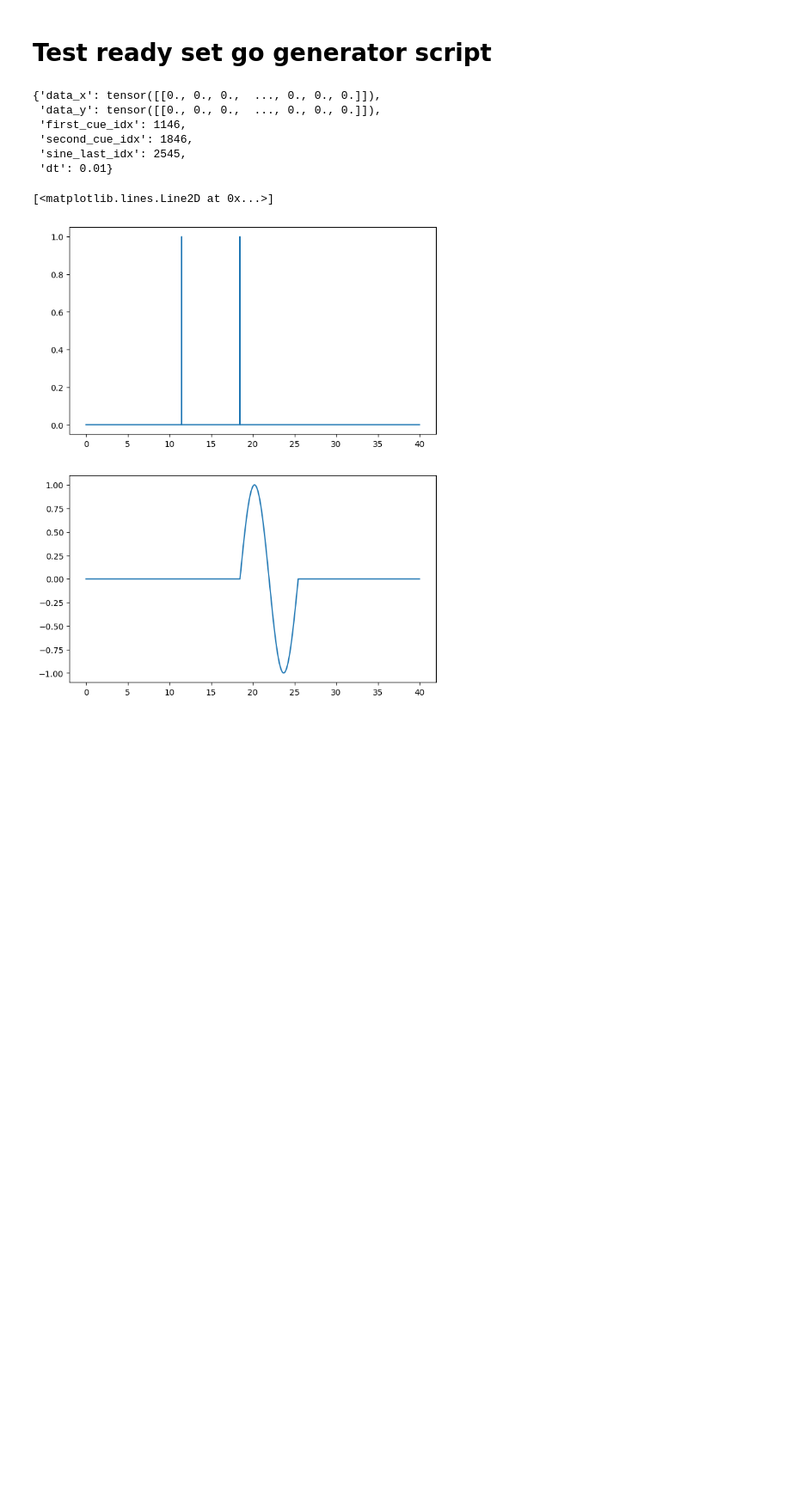
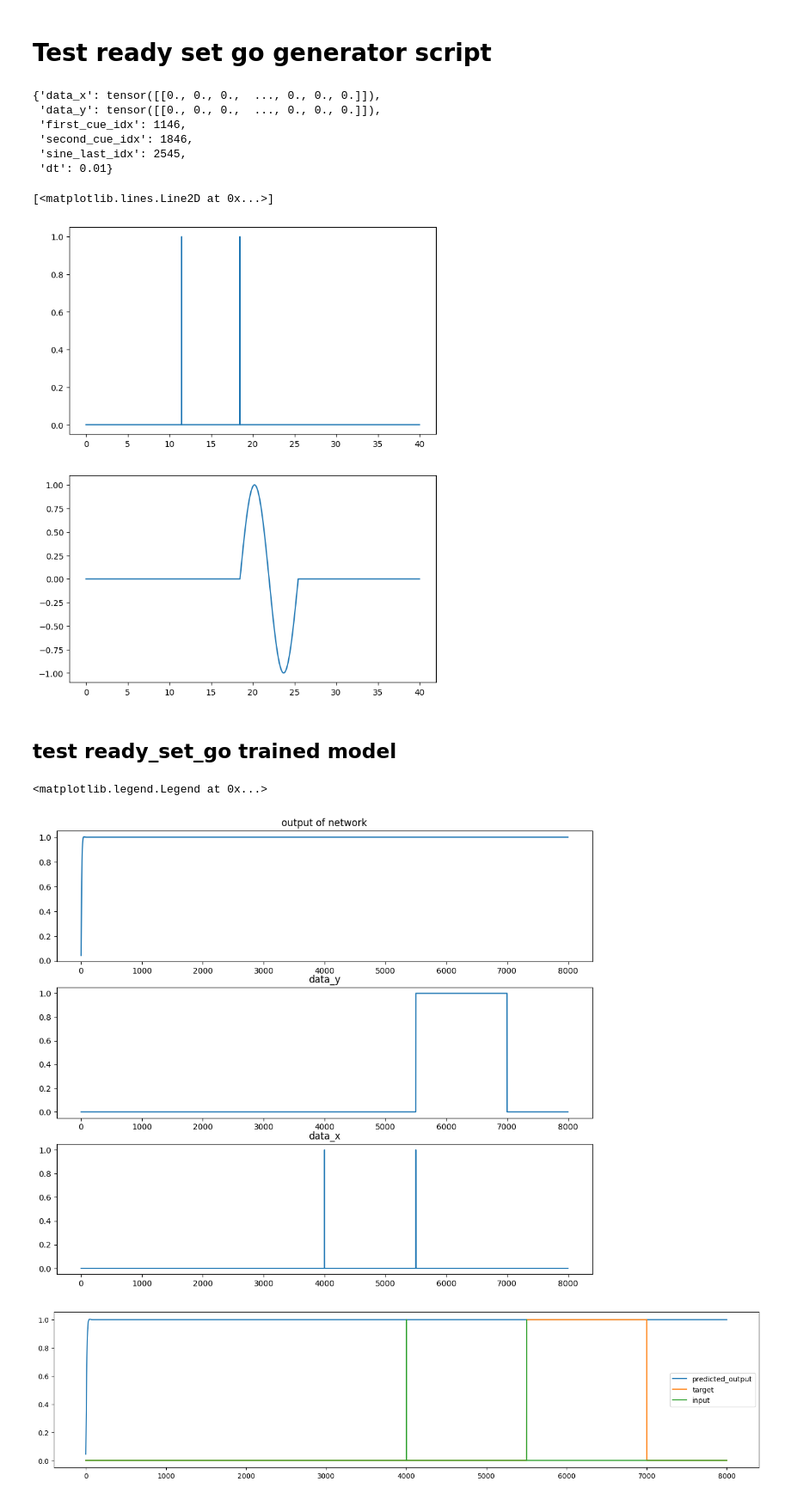
Before and after one commit to mtnusf97/CTRNN, a Jupyter notebook: helper_notebook.ipynb, the cells around one changed output. Shown at 86% size. Saved outputs shown, nothing was run; the diff lists cells and outputs as text; code cells hidden in the pictures; blank space fills up the shorter version.

Commit message:
update data generator

```diff
--- a/helper_notebook.ipynb
+++ b/helper_notebook.ipynb
@@ -180,7 +180,7 @@ from easydict import EasyDict as edict
 import yaml
 from utils.train_helper import load_model
 
-config_file_path = '/home/matin/trimba/phd_codes/ctrnn_pytorch/experiments/ctrnn_v1/ready_set_go/CTRNN_ready_set_go_data_2023-Jan-11-15-39-16_544738/config.yaml'
+config_file_path = '/home/matin/trimba/phd_codes/ctrnn_pytorch/experiments/CTRNN/ready_set_go/CTRNN_ready_set_go_data_2023-Jan-11-15-39-16_544738/config.yaml'
 config = edict(yaml.full_load(open(config_file_path, 'r')))
 config.device = 'cpu'
 model = CTRNN(config)
@@ -369,3 +369,62 @@ axs[1].plot(x_range, torch.flatten(data[0]['data_y']))
 # %% [output]
 [<matplotlib.lines.Line2D at 0x...>]
 [figure]
+# %% [markdown]
+## test ready_set_go trained model
+# %%
+# data
+target_shape = 'rectangle'
+data_duration = 80
+first_cue_time = 40
+second_cue_time = 55
+target_amplitude = 1
+cue_amplitude = 1
+dt = 0.01
+data_x, data_y, _, _, _ = ready_set_go_forced_generator(target_shape,
+                                                        data_duration,
+                                                        first_cue_time,
+                                                        second_cue_time,
+                                                        target_amplitude,
+                                                        cue_amplitude,
+                                                        dt)
+# model
+from model.CTRNN import *
+from easydict import EasyDict as edict
+import yaml
+from utils.train_helper import load_model
+
+config_file_path = '/home/matin/McMaster/trimba/phd_codes/CTRNN/experiments/ctrnn_v1/ready_set_go_rectangle/CTRNN_ready_set_go_data_2023-Feb-07-11-09-50_3929231/config.yaml'
+config = edict(yaml.full_load(open(config_file_path, 'r')))
+config.device = 'cpu'
+model = CTRNN(config)
+model_file = os.path.join(config.save_dir, config.test.test_model_name)
+model_file = model_file.replace('/home/mtnusf97/projects/def-cannoj9/mtnusf97/CTRNN/', '')
+load_model(model, model_file, config.device)
+model.to('cpu')
+
+activations, hidden_states, outputs = model.init_activations_outputs(batch_size=1)
+outputs, activations, hidden_states = model.predict(data_x,
+                                                    activations.to(config.device),
+                                                    hidden_states.to(config.device),
+                                                    outputs)
+
+len_data_points = int(data_duration * (1 / dt))
+# plots
+x_range = np.arange(len_data_points)
+_, axs = plt.subplots(3, 1, figsize=(12,10))
+axs[0].plot(x_range, outputs.detach().view(len_data_points))
+axs[0].set_title('output of network')
+axs[1].plot(x_range, data_y.view(len_data_points))
+axs[1].set_title('data_y')
+axs[2].plot(x_range, data_x.view(len_data_points))
+axs[2].set_title('data_x')
+
+plt.figure(figsize=(18, 4))
+plt.plot(x_range, outputs.detach().view(len_data_points), label='predicted_output')
+plt.plot(x_range, data_y.view(len_data_points), label='target')
+plt.plot(x_range, data_x.view(len_data_points), label='input')
+plt.legend()
+# %% [output]
+<matplotlib.legend.Legend at 0x...>
+[figure, added]
+[figure, added]
```
Also changed, not shown: parts of 3 cells of this notebook, 2 other files.
